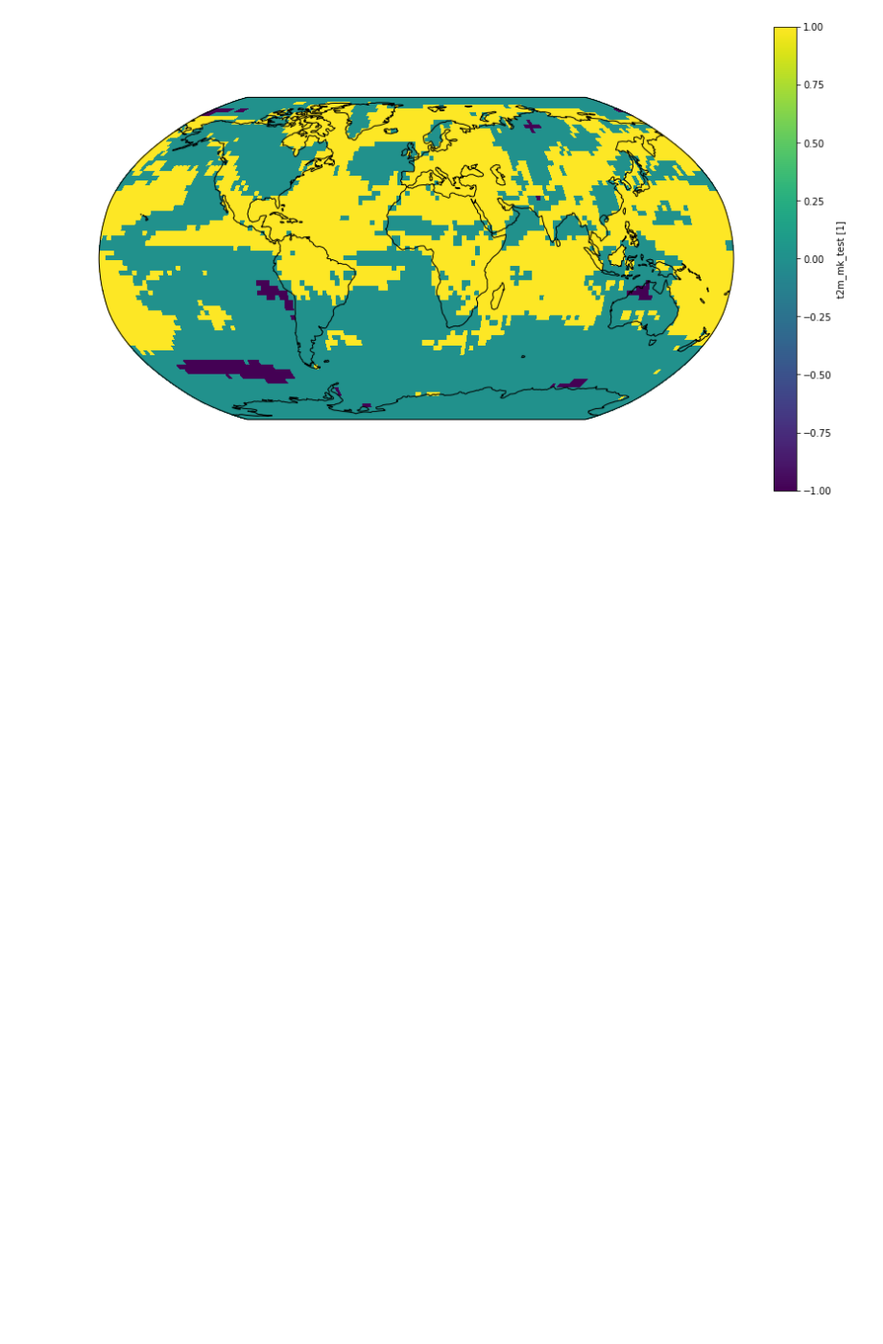
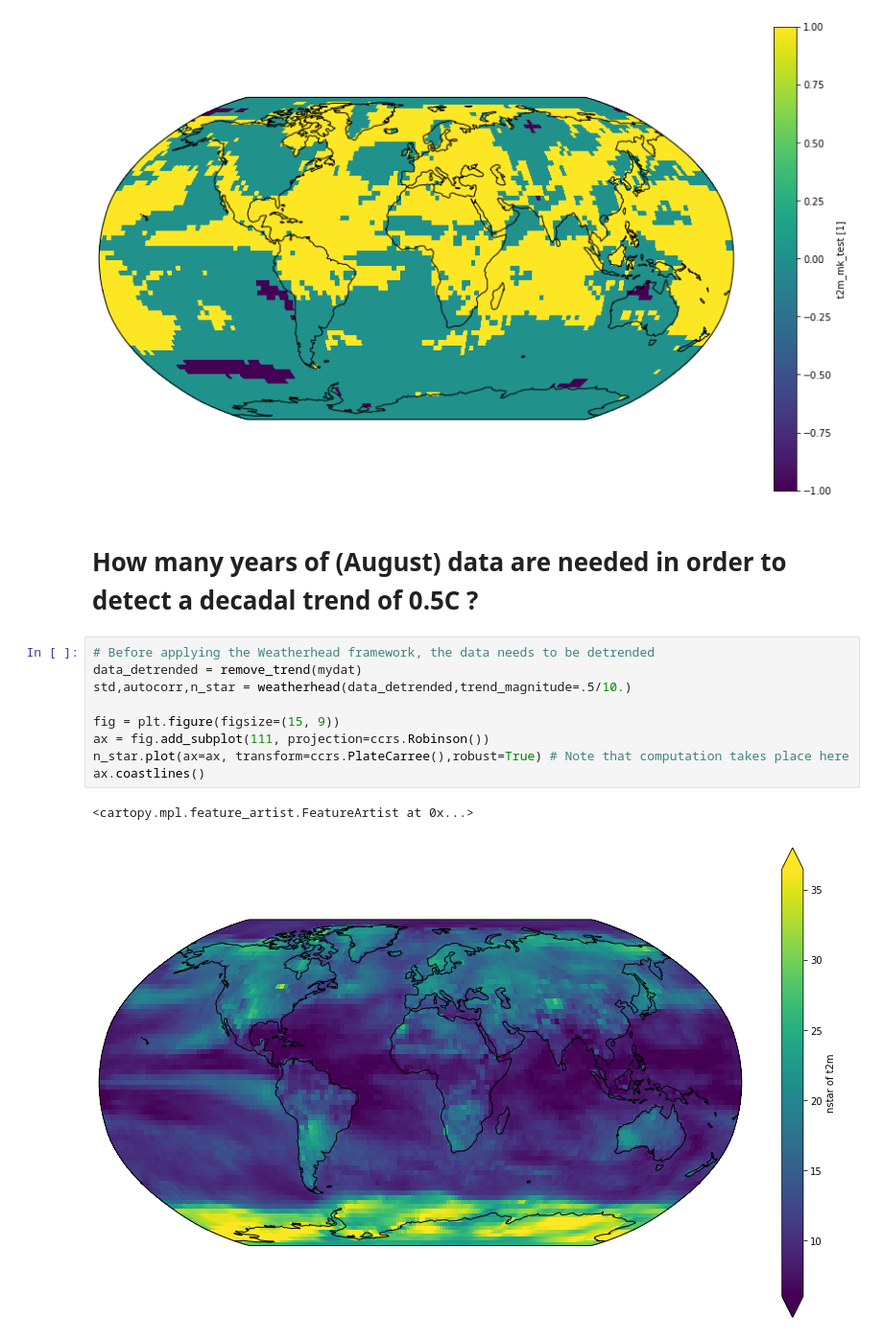
Before and after one commit to bascrezee/trend_framework, a Jupyter notebook: example_trends_3d.ipynb, the cells around one changed output. Shown at 96% size. Saved outputs shown, nothing was run; the diff lists cells and outputs as text; blank space fills up the shorter version.

Commit message:
completed weatherhead framework

```diff
--- a/example_trends_3d.ipynb
+++ b/example_trends_3d.ipynb
@@ -90,5 +90,19 @@ ax.coastlines()
 # %% [output]
 <cartopy.mpl.feature_artist.FeatureArtist at 0x...>
 [figure]
+# %% [markdown]
+# How many years of (August) data are needed in order to detect a decadal trend of 0.5C ?
+# %%
+# Before applying the Weatherhead framework, the data needs to be detrended
+data_detrended = remove_trend(mydat)
+std,autocorr,n_star = weatherhead(data_detrended,trend_magnitude=.5/10.)
+
+fig = plt.figure(figsize=(15, 9))
+ax = fig.add_subplot(111, projection=ccrs.Robinson())
+n_star.plot(ax=ax, transform=ccrs.PlateCarree(),robust=True) # Note that computation takes place here
+ax.coastlines()
+# %% [output]
+<cartopy.mpl.feature_artist.FeatureArtist at 0x...>
+[figure, added]
 # %% [markdown]
 # Remarks
```
Also changed, not shown: parts of 1 cell of this notebook, 1 other file.
